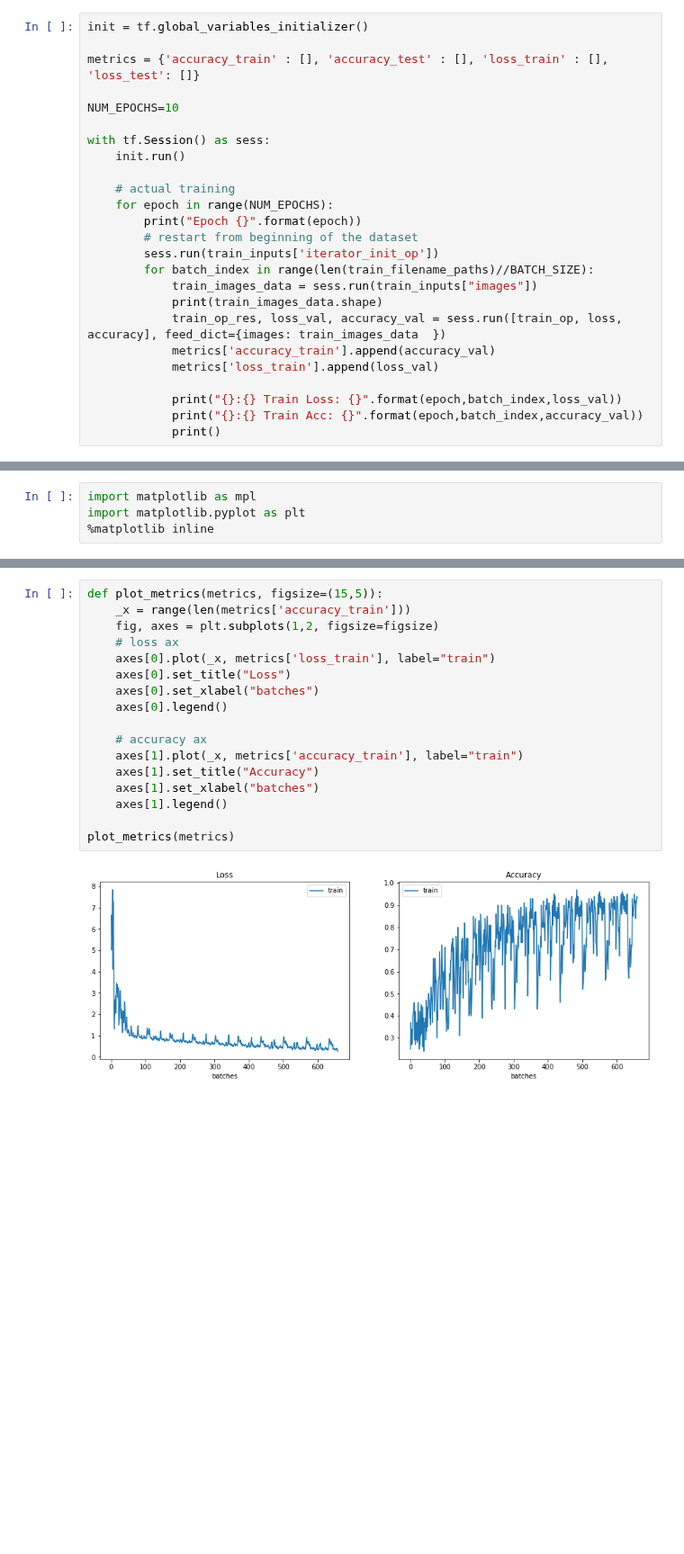
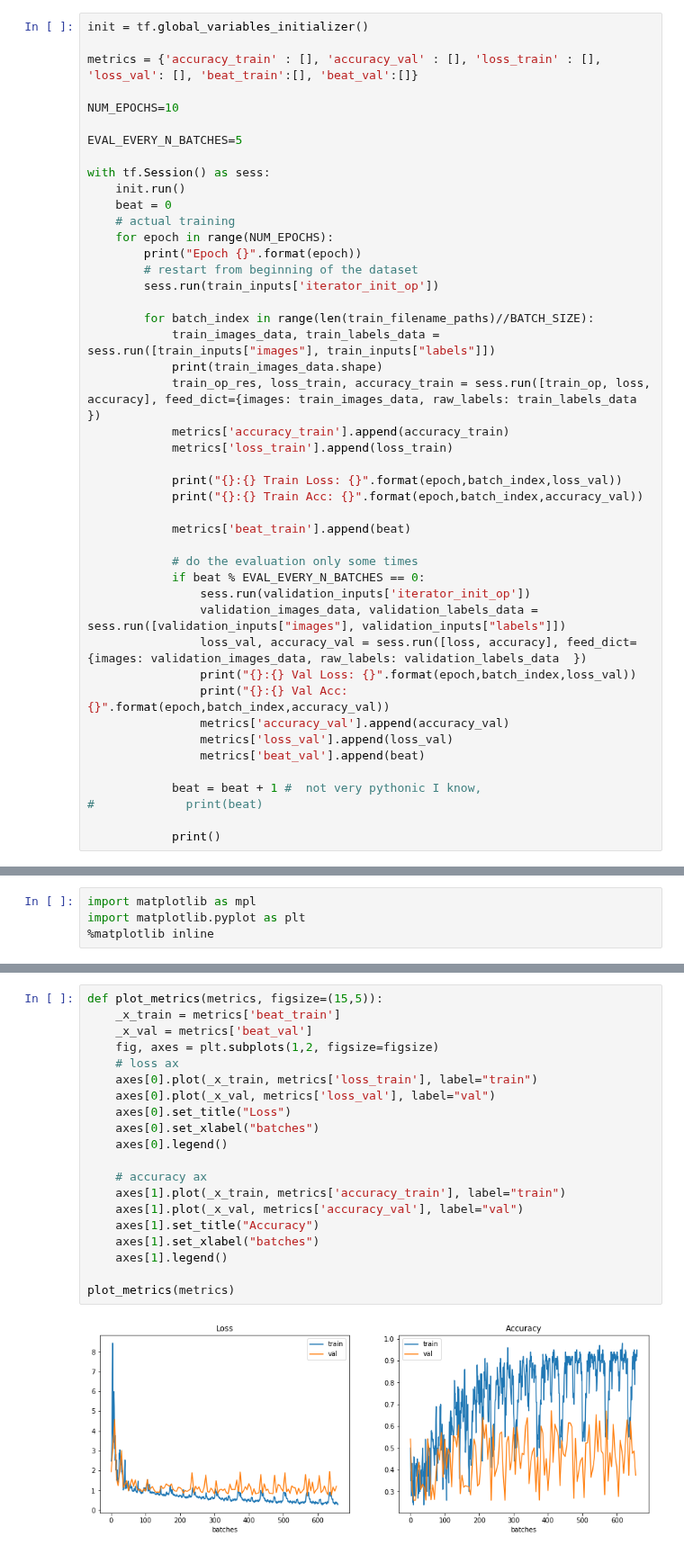
Before and after one commit to EWouters/Large-Scale-Machine-Learning-and-Deep-Learning---ID-2223, a Jupyter notebook: Lab/Final Project/Code/data_load.ipynb, the cells around one changed output, grey strips where cells are left out. Shown at 90% size. Cells and saved outputs as stored; diff of their text form; blank space fills up the shorter version.

Commit message:
SOLVED: problem with test set

```diff
--- a/Lab/Final Project/Code/data_load.ipynb
+++ b/Lab/Final Project/Code/data_load.ipynb
@@ -248,27 +255,47 @@ accuracy = tf.reduce_mean(tf.cast(tf.equal(labels, predictions), tf.float32))
 # %%
 init = tf.global_variables_initializer()
 
-metrics = {'accuracy_train' : [], 'accuracy_test' : [], 'loss_train' : [], 'loss_test': []}
+metrics = {'accuracy_train' : [], 'accuracy_val' : [], 'loss_train' : [], 'loss_val': [], 'beat_train':[], 'beat_val':[]}
 
 NUM_EPOCHS=10
 
+EVAL_EVERY_N_BATCHES=5
+
 with tf.Session() as sess:
     init.run()
-
+    beat = 0
     # actual training
     for epoch in range(NUM_EPOCHS):
         print("Epoch {}".format(epoch))
         # restart from beginning of the dataset
         sess.run(train_inputs['iterator_init_op'])
+
         for batch_index in range(len(train_filename_paths)//BATCH_SIZE):
-            train_images_data = sess.run(train_inputs["images"])
+            train_images_data, train_labels_data = sess.run([train_inputs["images"], train_inputs["labels"]])
             print(train_images_data.shape)
-            train_op_res, loss_val, accuracy_val = sess.run([train_op, loss, accuracy], feed_dict={images: train_images_data  })
-            metrics['accuracy_train'].append(accuracy_val)
-            metrics['loss_train'].append(loss_val)
+            train_op_res, loss_train, accuracy_train = sess.run([train_op, loss, accuracy], feed_dict={images: train_images_data, raw_labels: train_labels_data  })
+            metrics['accuracy_train'].append(accuracy_train)
+            metrics['loss_train'].append(loss_train)
 
             print("{}:{} Train Loss: {}".format(epoch,batch_index,loss_val))
             print("{}:{} Train Acc: {}".format(epoch,batch_index,accuracy_val))
+
+            metrics['beat_train'].append(beat)
+
+            # do the evaluation only some times
+            if beat % EVAL_EVERY_N_BATCHES == 0:
+                sess.run(validation_inputs['iterator_init_op'])
+                validation_images_data, validation_labels_data = sess.run([validation_inputs["images"], validation_inputs["labels"]])
+                loss_val, accuracy_val = sess.run([loss, accuracy], feed_dict={images: validation_images_data, raw_labels: validation_labels_data  })
+                print("{}:{} Val Loss: {}".format(epoch,batch_index,loss_val))
+                print("{}:{} Val Acc: {}".format(epoch,batch_index,accuracy_val))
+                metrics['accuracy_val'].append(accuracy_val)
+                metrics['loss_val'].append(loss_val)
+                metrics['beat_val'].append(beat)
+
+            beat = beat + 1 #  not very pythonic I know,
+#             print(beat)
+
             print()
 # %% [output]
 Epoch 0
@@ -305,19 +328,22 @@ plt.plot(range(len(values)), values)
 # %%
 def plot_metrics(metrics, figsize=(15,5)):
-    _x = range(len(metrics['accuracy_train']))
+    _x_train = metrics['beat_train']
+    _x_val = metrics['beat_val']
     fig, axes = plt.subplots(1,2, figsize=figsize)
     # loss ax
-    axes[0].plot(_x, metrics['loss_train'], label="train")
+    axes[0].plot(_x_train, metrics['loss_train'], label="train")
+    axes[0].plot(_x_val, metrics['loss_val'], label="val")
     axes[0].set_title("Loss")
     axes[0].set_xlabel("batches")
     axes[0].legend()
 
     # accuracy ax
-    axes[1].plot(_x, metrics['accuracy_train'], label="train")
+    axes[1].plot(_x_train, metrics['accuracy_train'], label="train")
+    axes[1].plot(_x_val, metrics['accuracy_val'], label="val")
     axes[1].set_title("Accuracy")
     axes[1].set_xlabel("batches")
     axes[1].legend()
 
 plot_metrics(metrics)
 # %% [output]
-[figure, old version]
+[figure, new version]
```
Also changed, not shown: parts of 5 cells of this notebook.
